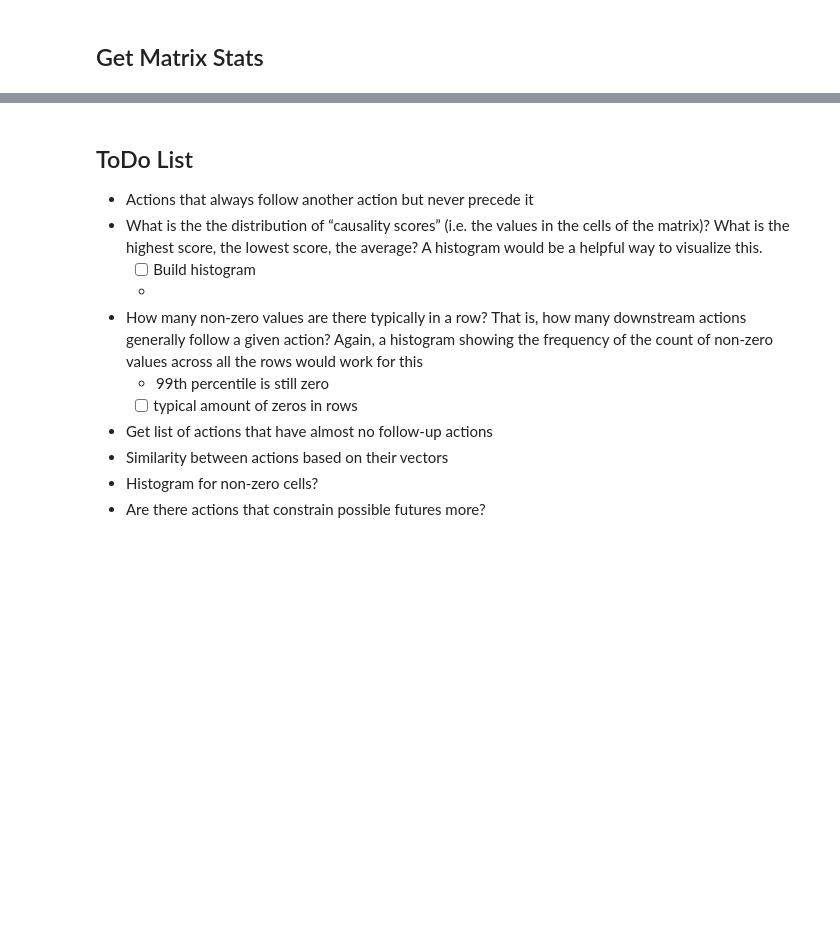
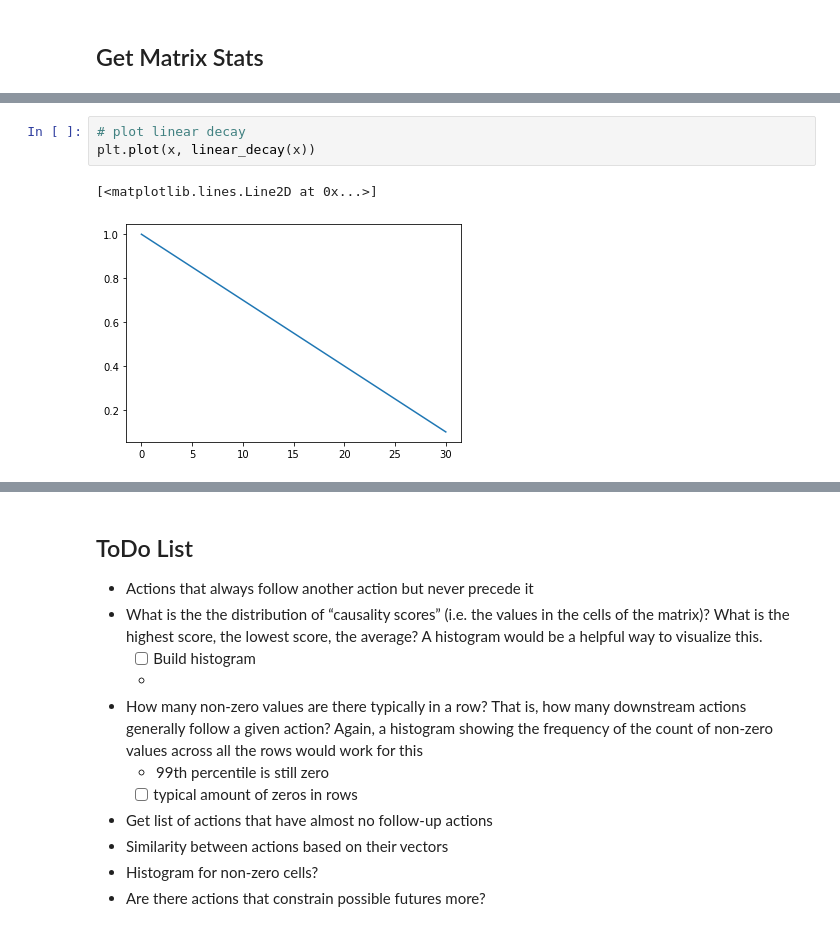
Before and after one commit to cfosco/frl_causality_project, a Jupyter notebook: epic_kitchens_causality_matrix.ipynb, the cells around one changed output, grey strips where cells are left out. Saved outputs shown, nothing was run; the diff lists cells and outputs as text; blank space fills up the shorter version.

```diff
--- a/epic_kitchens_causality_matrix.ipynb
+++ b/epic_kitchens_causality_matrix.ipynb
@@ -234,0 +312,6 @@ print(top_20_indices)
+# %%
+# plot linear decay
+plt.plot(x, linear_decay(x))
+# %% [output]
+[<matplotlib.lines.Line2D at 0x...>]
+[figure, added]
```
Also changed, not shown: parts of 14 cells of this notebook, 6 other files.
